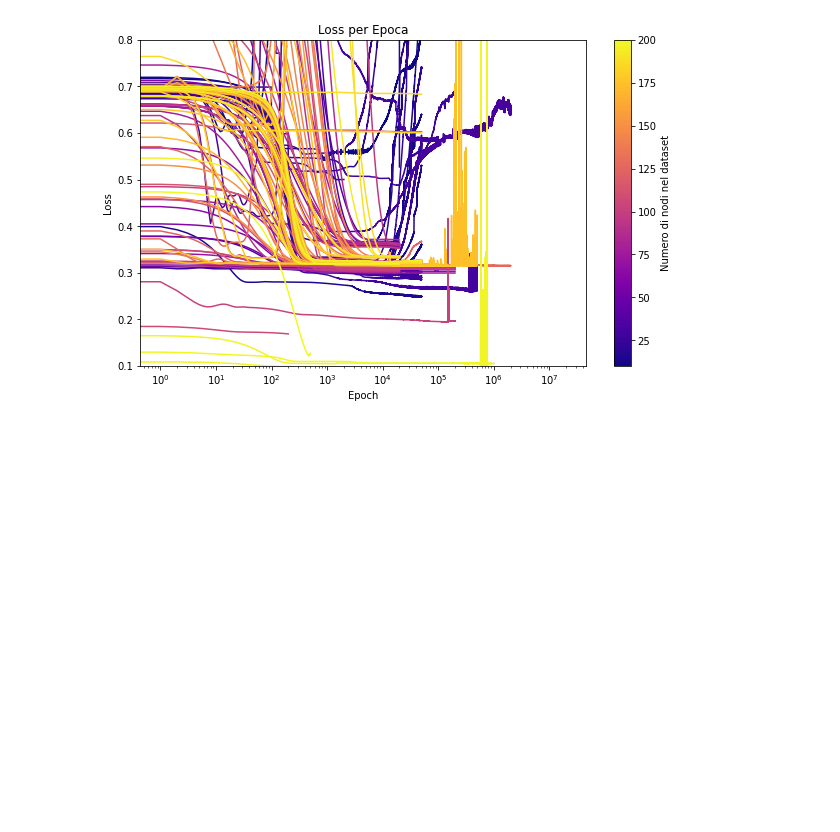
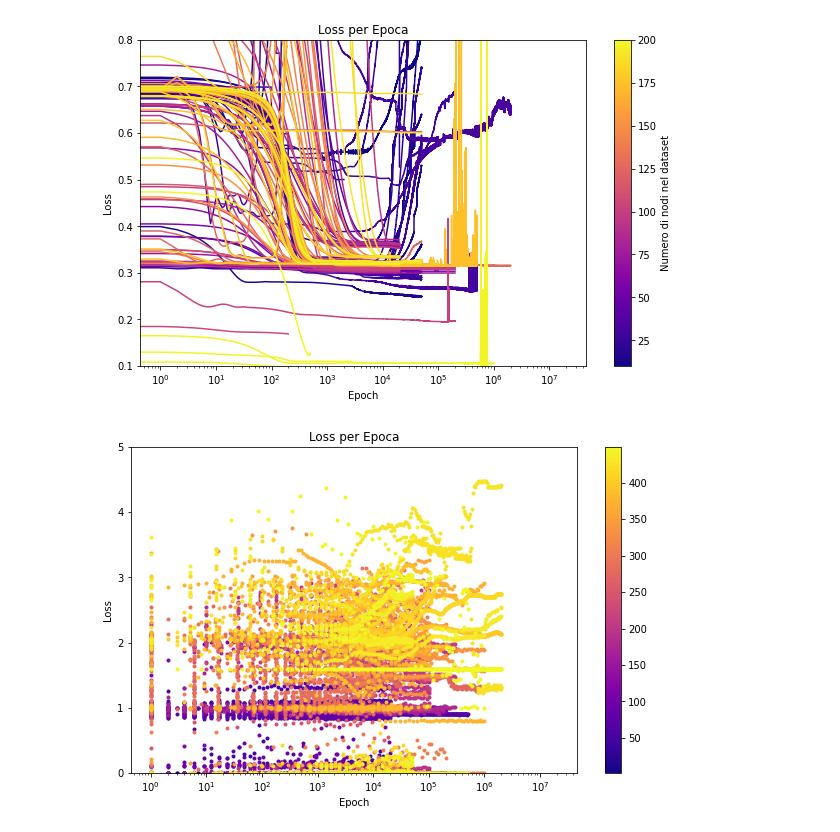
Before and after one commit to dandarm/Embednet, a Jupyter notebook: head_train_tasks.ipynb, the cells around one changed output. Saved outputs shown, nothing was run; the diff lists cells and outputs as text; code cells hidden in the pictures; blank space fills up the shorter version.

```diff
--- a/head_train_tasks.ipynb
+++ b/head_train_tasks.ipynb
@@ -234,10 +250,9 @@ final_df = build_results_df_from_configs(head_df)
 def make_plot_data(losses, feature):
     plot_data = []
     # for arch, loss in zip(architecture_values, loss_values):
-    for n_grafi, loss in zip(feature, losses):
-        #num_layers = len(arch)
-        # total_neurons = sum(arch)
-        total_grafi = n_grafi
+    for f, loss in zip(feature, losses):
+        num_layers = len(f)
+        total_neurons = sum(f)
         epoche = range(len(loss))
         #print(len(epoche), len(loss))
         #loss_list_min, loss_list_max = min(array_wo_outliers(loss)), max(array_wo_outliers(loss))
@@ -245,12 +260,12 @@ def make_plot_data(losses, feature):
         plot_data.append({
             'x': epoche,
             # 'arch': arch,
-            'n_grafi': total_grafi,
+            'feat': f,
             'loss': loss,
-            #'num_layers': num_layers,
-            #'total_neurons': total_neurons,
-            #'label': f'Layers: {num_layers}, Neurons: {total_neurons}',
-            'label': f'Num grafi: {total_grafi}',
+            'num_layers': num_layers,
+            'total_neurons': total_neurons,
+            'label': f'Layers: {num_layers}, Neurons: {total_neurons}',
+            #'label': f'Num grafi: {f}',
             #'min': loss_list_min,
             #'max': loss_list_max
         })
@@ -263,3 +278,7 @@ dataset_grafi = final_df[('graph_dataset', 'Num_grafi_per_tipo')]
 dataset_nodi = final_df[('graph_dataset', 'Num_nodes')]
 
 plot_data_grafi = make_plot_data(test_losses, dataset_grafi)
+# %%
+node_emb_dim = final_df[('risultati', 'totale_node_dim')]
+architecture_values = final_df[('model', 'GCNneurons_per_layer')]
+plot_data_grafi = make_plot_data(node_emb_dim, architecture_values)
@@ -298,7 +321,7 @@ def architecture_details(arch):
 #        'label': f'Layers: {num_layers}, Neurons: {total_neurons}'
 #    })
 # %%
-def plot_curves_vs_features(plot_data, titolo, titolo_laterale):
+def plot_curves_vs_features(plot_data, titolo=None, titolo_laterale=None):
     # Utilizzo della colormap 'tab10' che offre colori ben distinti
     # Altre opzioni possono essere 'viridis', 'plasma', 'inferno', 'magma', 'cividis', "tab10"
     cm = plt.get_cmap('plasma')
@@ -310,26 +333,29 @@ def plot_curves_vs_features(plot_data, titolo, titolo_laterale):
     #plot_data.sort(key=lambda x: (int(x['label'].split(',')[0].split(': ')[1]), int(x['label'].split(',')[1].split(': ')[1])))
 
     # ordinamento basato sul numero di grafi nel dataset
-    plot_data.sort(key=lambda x: x['n_grafi'])
+    plot_data.sort(key=lambda x: x['total_neurons'])
 
     # Creazione del grafico
     plt.figure(figsize=(10, 6))
     for i, data in enumerate(plot_data):
-        plt.plot(data['x'], data['loss'], label=data['label'], color=colors[i])
+        plt.plot(data['x'], data['loss'], label=data['label'], color=colors[i], linestyle='None', marker='.')
 
     # Aggiungere una colorbar
-    min_nodi, max_nodi = min(dataset_grafi), max(dataset_grafi)
-    sm = plt.cm.ScalarMappable(cmap=cm, norm=plt.Normalize(vmin=min_nodi, vmax=max_nodi))
+    #min_nodi, max_nodi = min(dataset_grafi), max(dataset_grafi)
+    total_neurons = [p['total_neurons'] for p in plot_data]
+    min_f, max_f = min(total_neurons), max(total_neurons)
+    sm = plt.cm.ScalarMappable(cmap=cm, norm=plt.Normalize(vmin=min_f, vmax=max_f))
     plt.colorbar(sm, label=titolo_laterale)
 
-    plt.ylim(0.1, 0.8)
+    plt.ylim(0.0, 5.0)
 
     plt.title('Loss per Epoca')
     plt.xlabel('Epoch')
     plt.ylabel('Loss')
     #plt.legend()  #
     plt.xscale('log')
-    plt.savefig(titolo)
+    if titolo:
+        plt.savefig(titolo)
     plt.show()
 # %%
 plot_curves_vs_features(plot_data_grafi, titolo='Test_loss_vs_num_grafi', titolo_laterale='Numero di grafi nel dataset')
@@ -339,3 +365,7 @@ plot_curves_vs_features(plot_data_grafi, titolo='Test_loss_vs_num_grafi', titolo
 plot_curves_vs_features(make_plot_data(test_losses, dataset_nodi), titolo='Test_loss_vs_num_nodi', titolo_laterale='Numero di nodi nel dataset')
 # %% [output]
 [figure]
+# %%
+plot_curves_vs_features(plot_data_grafi)
+# %% [output]
+[figure, added]
```
Also changed, not shown: parts of 4 cells of this notebook, 14 other files.
